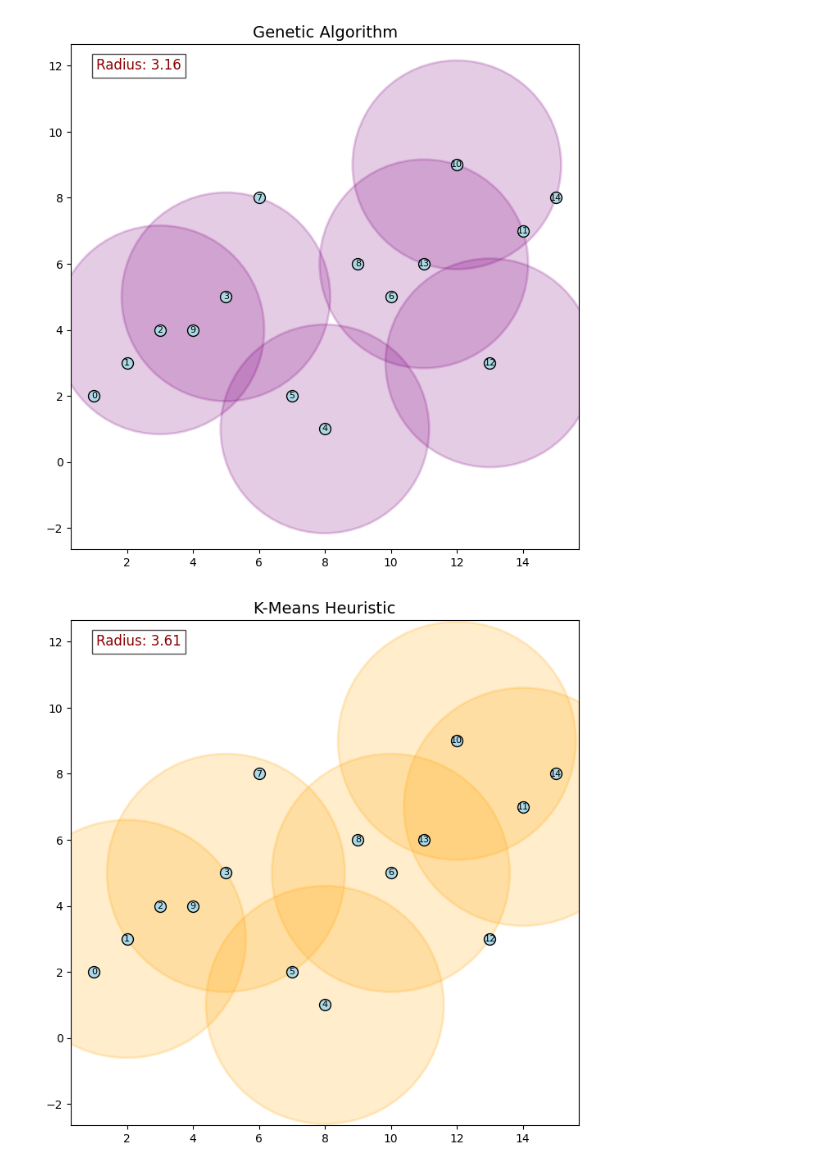
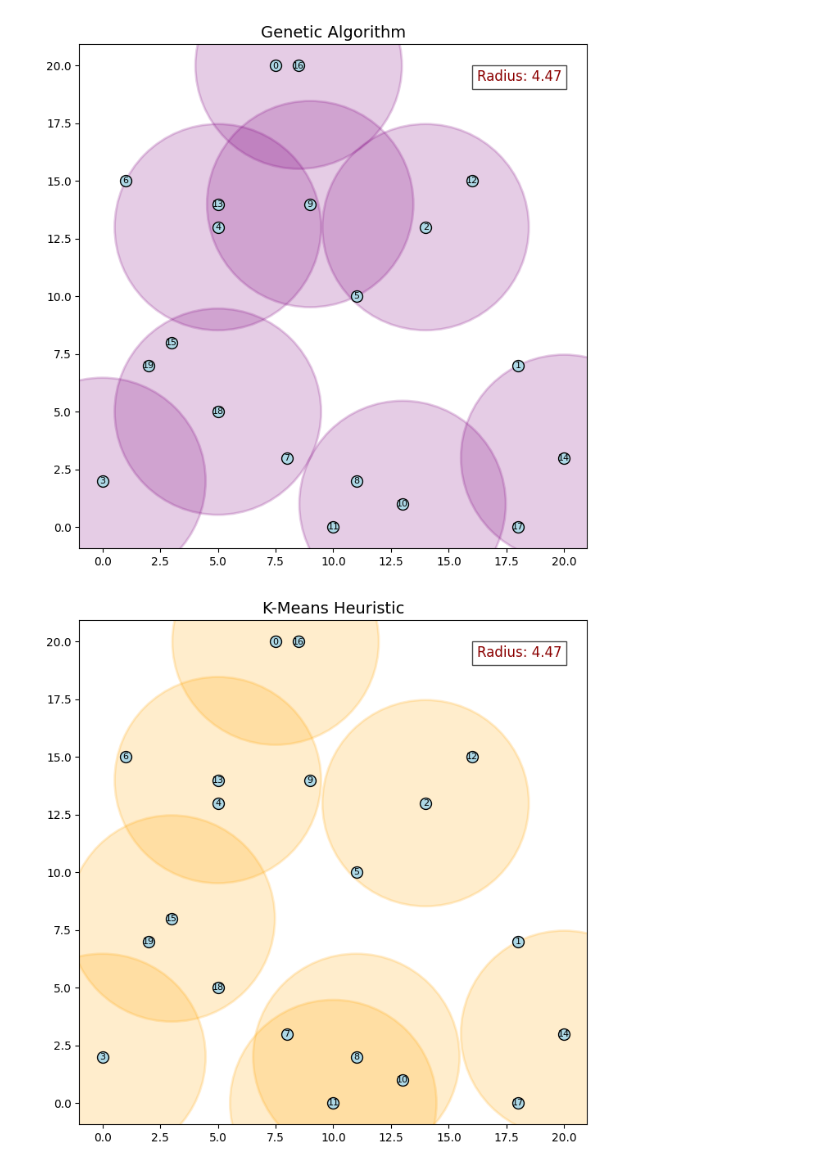
Before and after one commit to Jovan21037/RI-project, a Jupyter notebook: algorithms.ipynb, the cells around one changed output. Drawn from its saved outputs; the diff is of its cells as text; code cells hidden in the pictures.

```diff
--- a/algorithms.ipynb
+++ b/algorithms.ipynb
@@ -187,6 +224,7 @@ def k_means_heuristic(graph, k, iterations=100):
 def visualize_graph(graph, centers, radius, title, color):
     """
     Visualizes the graph and highlights the k-centers with their radius.
+    Places the radius label in the top-right corner, ensuring no overlap with nodes.
 
     Parameters:
     - graph: The Graph object.
@@ -198,34 +236,58 @@ def visualize_graph(graph, centers, radius, title, color):
     pos = graph.positions
     x, y = zip(*pos)
 
+    # Move overlapping nodes slightly apart
+    def adjust_positions(positions, threshold=0.5):
+        for i in range(len(positions)):
+            for j in range(i + 1, len(positions)):
+                xi, yi = positions[i]
+                xj, yj = positions[j]
+                dist = np.sqrt((xi - xj) ** 2 + (yi - yj) ** 2)
+                if dist < threshold:  # If nodes are too close, move them apart
+                    offset = threshold - dist
+                    angle = np.arctan2(yj - yi, xj - xi)
+                    # Move nodes away from each other along the line connecting them
+                    positions[i] = (xi - offset * np.cos(angle), yi - offset * np.sin(angle))
+                    positions[j] = (xj + offset * np.cos(angle), yj + offset * np.sin(angle))
+
+    adjusted_positions = pos.copy()
+    adjust_positions(adjusted_positions)
+    x, y = zip(*adjusted_positions)
+
     plt.figure(figsize=(8, 8))
     plt.scatter(x, y, s=100, c='lightblue', label="Nodes", edgecolors='black', zorder=5)
 
     # Annotate nodes
-    for i, (xi, yi) in enumerate(pos):
+    for i, (xi, yi) in enumerate(adjusted_positions):
         plt.text(xi, yi, str(i), fontsize=8, ha='center', va='center', zorder=10)
 
     # Draw circles for each center
     for center in centers:
-        xi, yi = pos[center]
+        xi, yi = adjusted_positions[center]
         circle = plt.Circle((xi, yi), radius, color=color, fill=True, alpha=0.2, linewidth=2)
         plt.gca().add_artist(circle)
 
     # Add radius and title to the plot
     plt.title(title, fontsize=14)
     plt.text(
-        0.05, 0.95, f"Radius: {radius:.2f}", transform=plt.gca().transAxes,
-        fontsize=12, color='darkred', bbox=dict(facecolor='white', alpha=0.7)
+        0.95, 0.95, f"Radius: {radius:.2f}", transform=plt.gca().transAxes,
+        fontsize=12, color='darkred', ha='right', va='top', bbox=dict(facecolor='white', alpha=0.7)
     )
 
     plt.axis('equal')
     plt.show()
 # %%
-positions = [(1, 2), (2, 3), (3, 4), (5, 5), (8, 1), (7, 2), (10, 5), (6, 8), (9, 6), (4, 4),
-             (12, 9), (14, 7), (13, 3), (11, 6), (15, 8)]
 
-graph = Graph(15, positions)
-k = 6  # 6 centers
+# Generate 20 random positions with coordinates in a specified range (e.g., 0 to 20)
+positions = [(random.randint(0, 20), random.randint(0, 20)) for _ in range(20)]
+
+graph = Graph(20, positions)
+k = 8  # 8 centers
+
+#positions = [(1, 2), (2, 3), (3, 4), (5, 5), (8, 1), (7, 2), (10, 5), (6, 8), (9, 6), (4, 4), (12, 9), (14, 7), (13, 3), (11, 6), (15, 8)]
+
+#graph = Graph(15, positions)
+#k = 6  # 6 centers
 
 # Brute-force algorithm
 bf_centers, bf_radius = brute_force_k_center(graph, k)
@@ -246,4 +308,8 @@ visualize_graph(graph, ga_centers, ga_radius, "Genetic Algorithm", "purple")
 # K-Means heuristic
 km_centers, km_radius = k_means_heuristic(graph, k)
 visualize_graph(graph, km_centers, km_radius, "K-Means Heuristic", "orange")
+
+# Simulated Annealing algorithm
+sa_centers, sa_radius = simulated_annealing_k_center(graph, k)
+visualize_graph(graph, sa_centers, sa_radius, title="Simulated Annealing", color='yellow')
 # %% [output]
@@ -253,2 +319,2 @@ visualize_graph(graph, km_centers, km_radius, "K-Means Heuristic", "orange")
-[figure, old version]
+[figure, new version]
-[figure, old version]
+[figure, new version]
```
Also changed, not shown: parts of 6 cells of this notebook.
